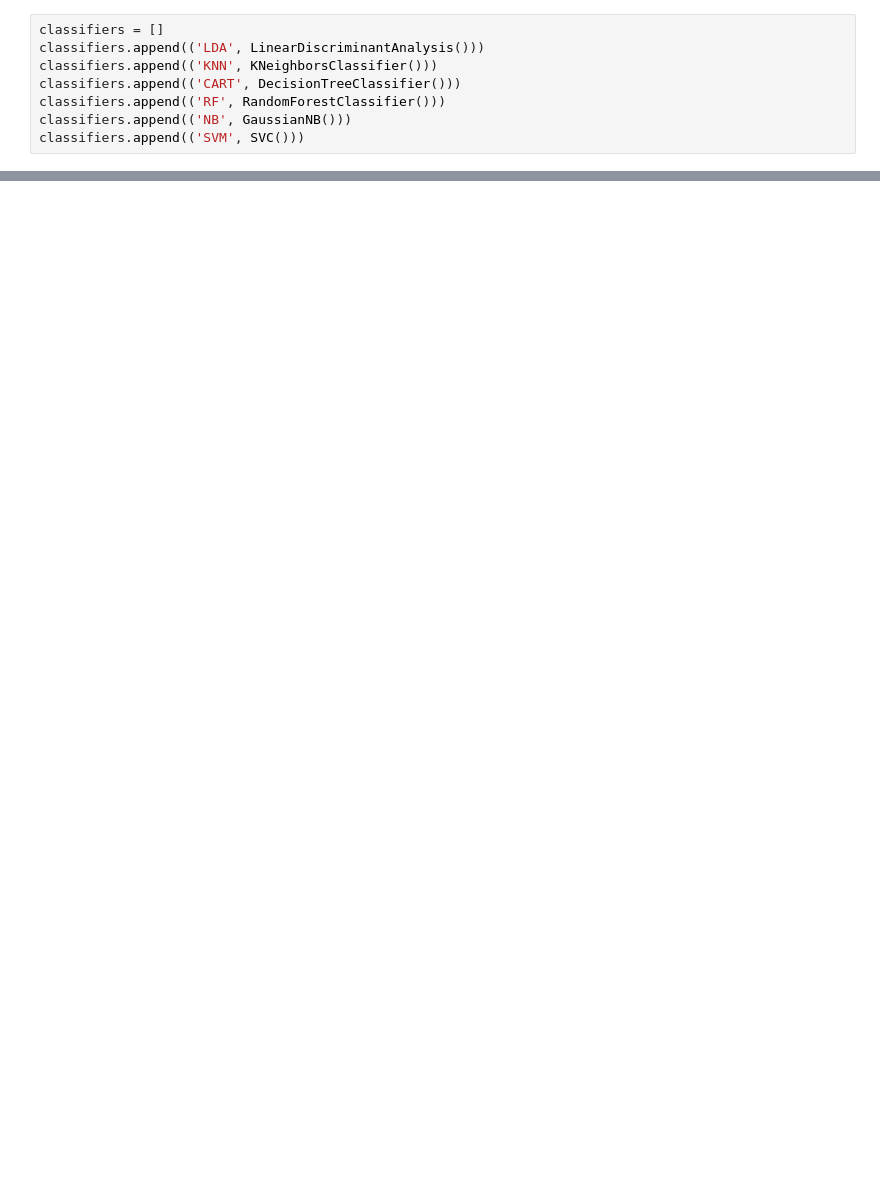
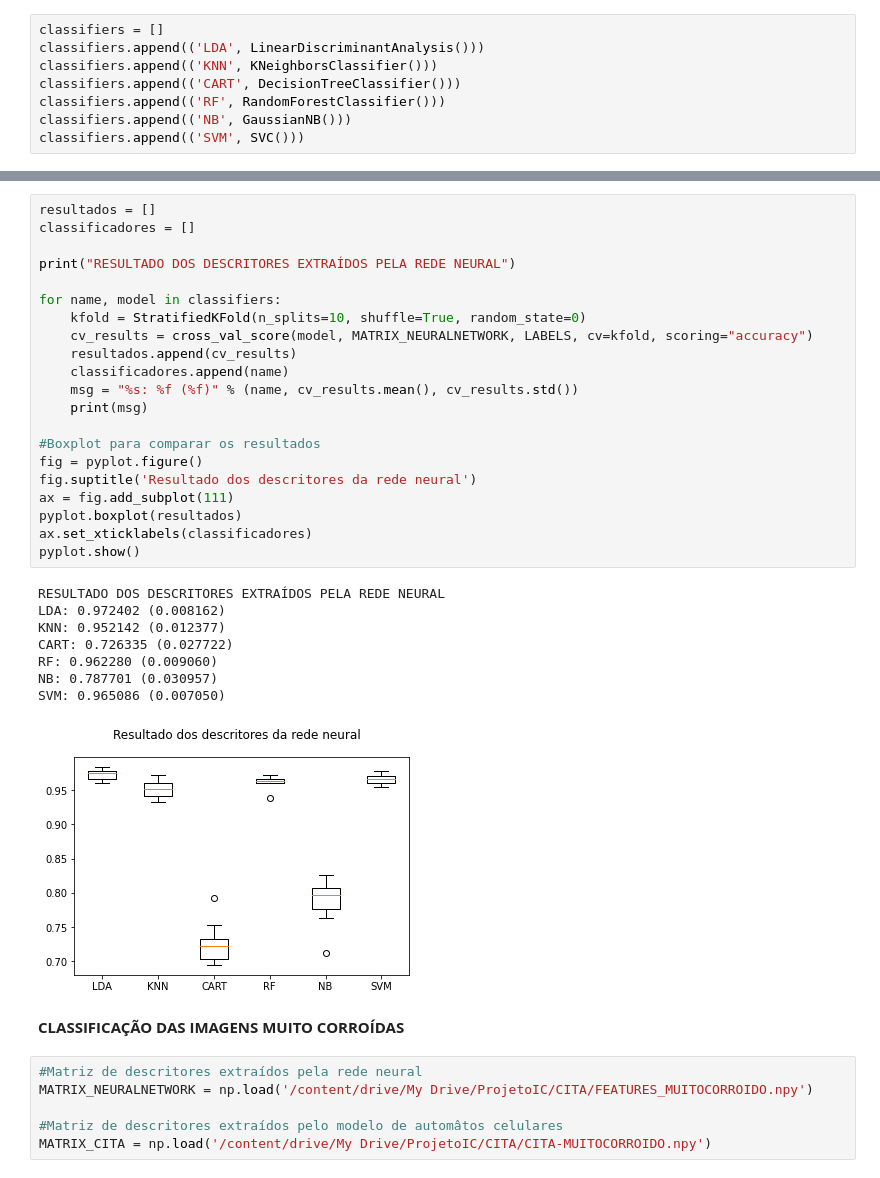
Before and after one commit to maricamolesi/Iniciacao-Cientifica, a Jupyter notebook: Classificadores.ipynb, the cells around one changed output, grey strips where cells are left out. Cells and saved outputs as stored; diff of their text form; blank space fills up the shorter version.

```diff
--- a/Classificadores.ipynb
+++ b/Classificadores.ipynb
@@ -103,0 +142,38 @@ SVM: 0.959910 (0.006193)
+# %%
+resultados = []
+classificadores = []
+
+print("RESULTADO DOS DESCRITORES EXTRAÍDOS PELA REDE NEURAL")
+
+for name, model in classifiers:
+    kfold = StratifiedKFold(n_splits=10, shuffle=True, random_state=0)
+    cv_results = cross_val_score(model, MATRIX_NEURALNETWORK, LABELS, cv=kfold, scoring="accuracy")
+    resultados.append(cv_results)
+    classificadores.append(name)
+    msg = "%s: %f (%f)" % (name, cv_results.mean(), cv_results.std())
+    print(msg)
+
+#Boxplot para comparar os resultados
+fig = pyplot.figure()
+fig.suptitle('Resultado dos descritores da rede neural')
+ax = fig.add_subplot(111)
+pyplot.boxplot(resultados)
+ax.set_xticklabels(classificadores)
+pyplot.show()
+# %% [output]
+RESULTADO DOS DESCRITORES EXTRAÍDOS PELA REDE NEURAL
+LDA: 0.972402 (0.008162)
+KNN: 0.952142 (0.012377)
+CART: 0.726335 (0.027722)
+RF: 0.962280 (0.009060)
+NB: 0.787701 (0.030957)
+SVM: 0.965086 (0.007050)
+[figure, added]
+# %% [markdown]
+**CLASSIFICAÇÃO DAS IMAGENS MUITO CORROÍDAS**
+# %%
+#Matriz de descritores extraídos pela rede neural
+MATRIX_NEURALNETWORK = np.load('/content/drive/My Drive/ProjetoIC/CITA/FEATURES_MUITOCORROIDO.npy')
+
+#Matriz de descritores extraídos pelo modelo de automâtos celulares
+MATRIX_CITA = np.load('/content/drive/My Drive/ProjetoIC/CITA/CITA-MUITOCORROIDO.npy')
```
Also changed, not shown: parts of 14 cells of this notebook.
